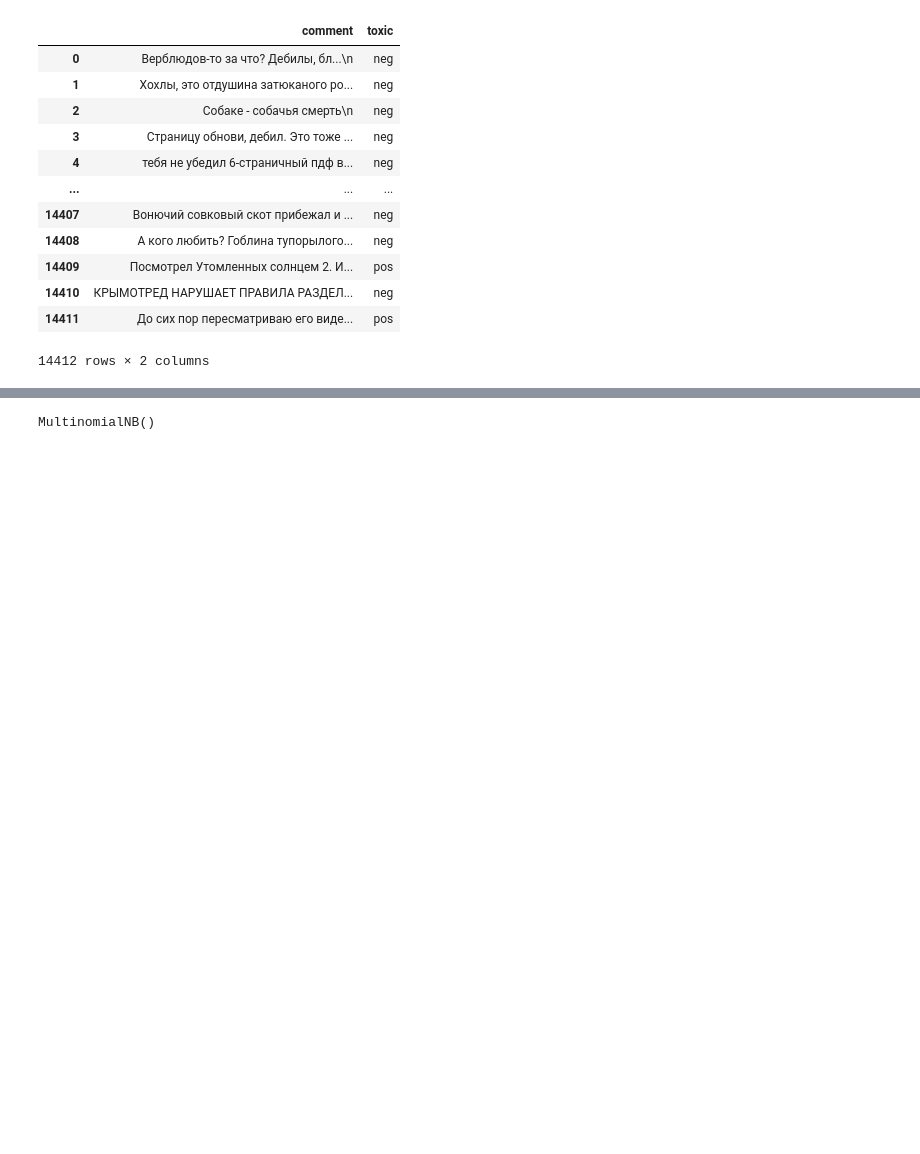
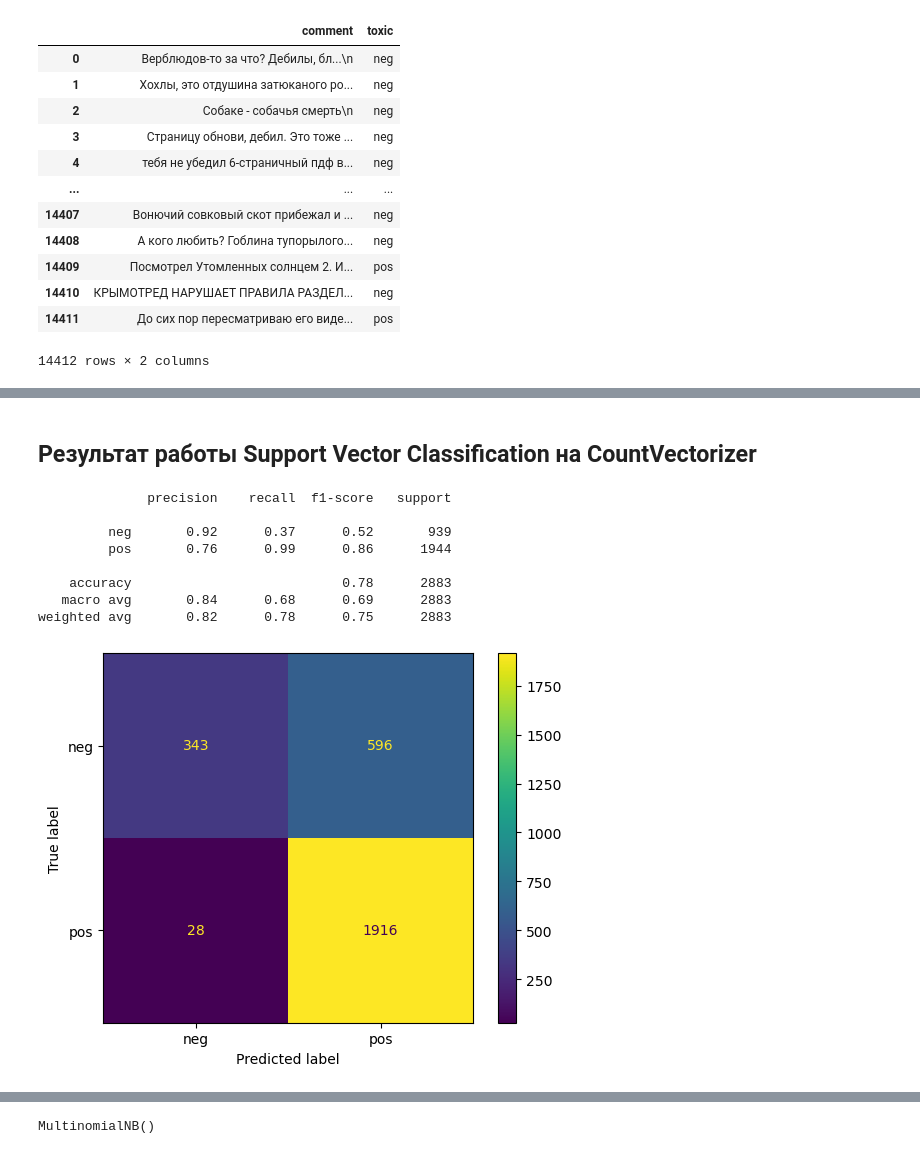
Before and after one commit to MneEstChtoSkazat/TVO, a Jupyter notebook: fourlab.ipynb, the cells around one changed output, grey strips where cells are left out. Cells and saved outputs as stored; diff of their text form; code cells hidden in the pictures; blank space fills up the shorter version.

```diff
--- a/fourlab.ipynb
+++ b/fourlab.ipynb
@@ -69,0 +124,4 @@ bow = CountVectorizer()
+# %%
+rbf_svc = SVC()
+# %%
+rbf_svc.fit(X_train_countvec,y_train)
@@ -69,0 +160,14 @@ bow = CountVectorizer()
+# %% [markdown]
+## Результат работы Support Vector Classification на CountVectorizer
+# %%
+report(rbf_svc)
+# %% [output]
+              precision    recall  f1-score   support
+
+         neg       0.92      0.37      0.52       939
+         pos       0.76      0.99      0.86      1944
+
+    accuracy                           0.78      2883
+   macro avg       0.84      0.68      0.69      2883
+weighted avg       0.82      0.78      0.75      2883
+[figure, added]
```
Also changed, not shown: parts of 67 cells of this notebook, 5 other files.
